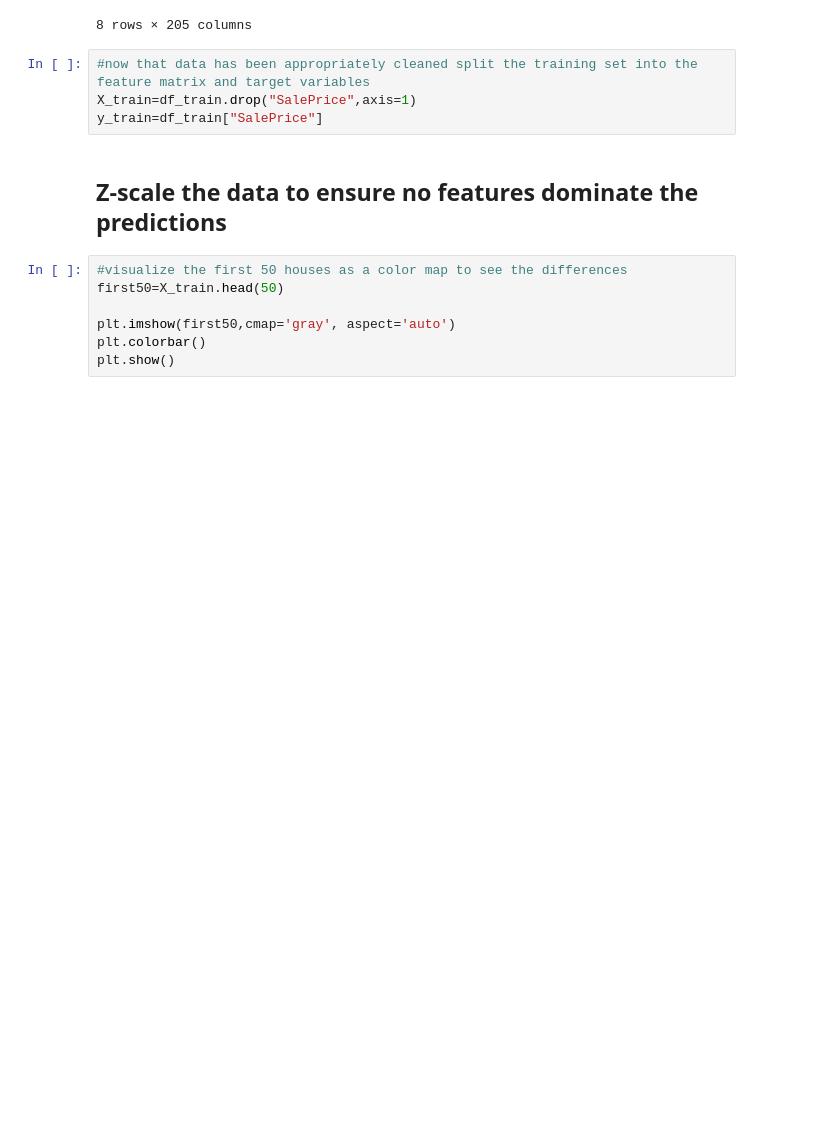
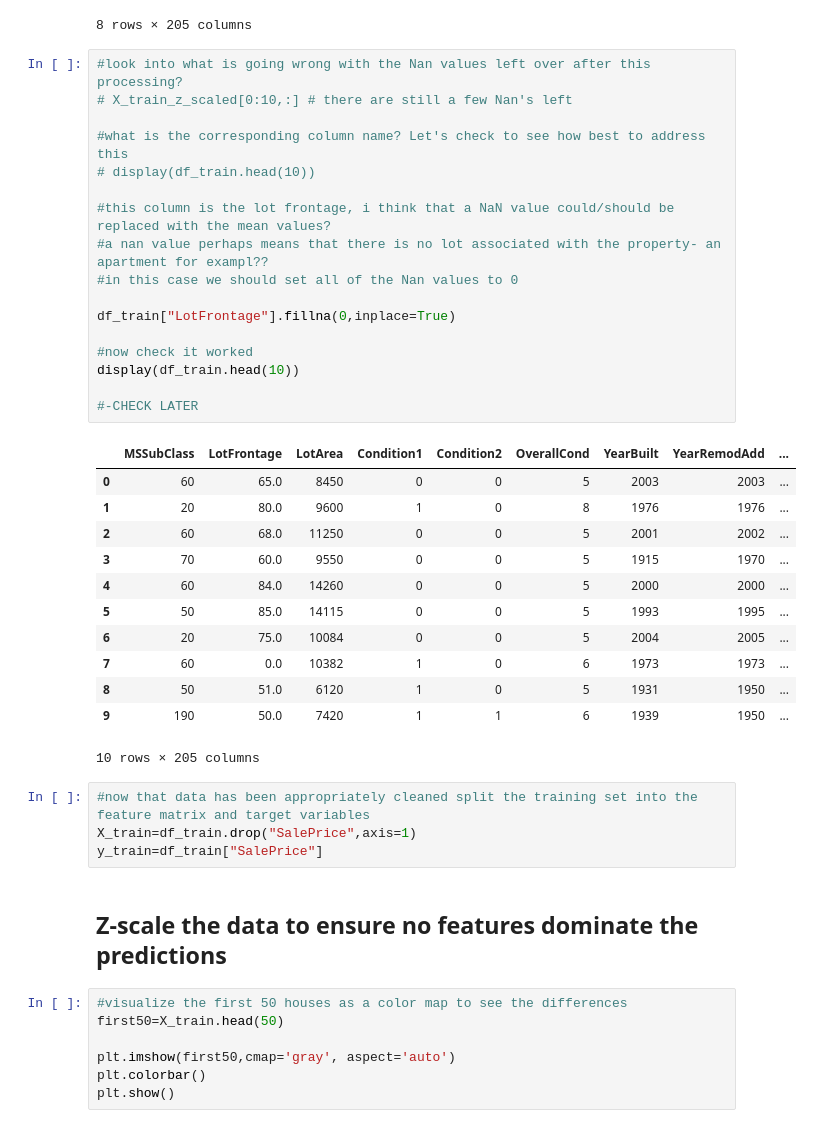
Before and after one commit to sofiapasquini/Cs9860A-Final-Project, a Jupyter notebook: CS9860A_Final_Project_Pasquini_Tondro.ipynb, the cells around one changed output. Cells and saved outputs as stored; diff of their text form; blank space fills up the shorter version.

```diff
--- a/CS9860A_Final_Project_Pasquini_Tondro.ipynb
+++ b/CS9860A_Final_Project_Pasquini_Tondro.ipynb
@@ -241,6 +241,36 @@ df_train.describe()
 | 75% | 70.000000 | 80.000000 | 11601.500000 | 0.000000 | 0.000000 | 6.000000 | 2000.000000 | 2004.000000 | ... |
 | max | 190.000000 | 313.000000 | 215245.000000 | 1.000000 | 1.000000 | 9.000000 | 2010.000000 | 2010.000000 | ... |
 8 rows × 205 columns
+# %%
+#look into what is going wrong with the Nan values left over after this processing?
+# X_train_z_scaled[0:10,:] # there are still a few Nan's left
+
+#what is the corresponding column name? Let's check to see how best to address this
+# display(df_train.head(10))
+
+#this column is the lot frontage, i think that a NaN value could/should be replaced with the mean values?
+#a nan value perhaps means that there is no lot associated with the property- an apartment for exampl??
+#in this case we should set all of the Nan values to 0
+
+df_train["LotFrontage"].fillna(0,inplace=True)
+
+#now check it worked
+display(df_train.head(10))
+
+#-CHECK LATER
+# %% [output]
+|  | MSSubClass | LotFrontage | LotArea | Condition1 | Condition2 | OverallCond | YearBuilt | YearRemodAdd | ... |
+| 0 | 60 | 65.0 | 8450 | 0 | 0 | 5 | 2003 | 2003 | ... |
+| 1 | 20 | 80.0 | 9600 | 1 | 0 | 8 | 1976 | 1976 | ... |
+| 2 | 60 | 68.0 | 11250 | 0 | 0 | 5 | 2001 | 2002 | ... |
+| 3 | 70 | 60.0 | 9550 | 0 | 0 | 5 | 1915 | 1970 | ... |
+| 4 | 60 | 84.0 | 14260 | 0 | 0 | 5 | 2000 | 2000 | ... |
+| 5 | 50 | 85.0 | 14115 | 0 | 0 | 5 | 1993 | 1995 | ... |
+| 6 | 20 | 75.0 | 10084 | 0 | 0 | 5 | 2004 | 2005 | ... |
+| 7 | 60 | 0.0 | 10382 | 1 | 0 | 6 | 1973 | 1973 | ... |
+| 8 | 50 | 51.0 | 6120 | 1 | 0 | 5 | 1931 | 1950 | ... |
+| 9 | 190 | 50.0 | 7420 | 1 | 1 | 6 | 1939 | 1950 | ... |
+10 rows × 205 columns
 # %%
 #now that data has been appropriately cleaned split the training set into the feature matrix and target variables
 X_train=df_train.drop("SalePrice",axis=1)
```
Also changed, not shown: parts of 7 cells of this notebook.
